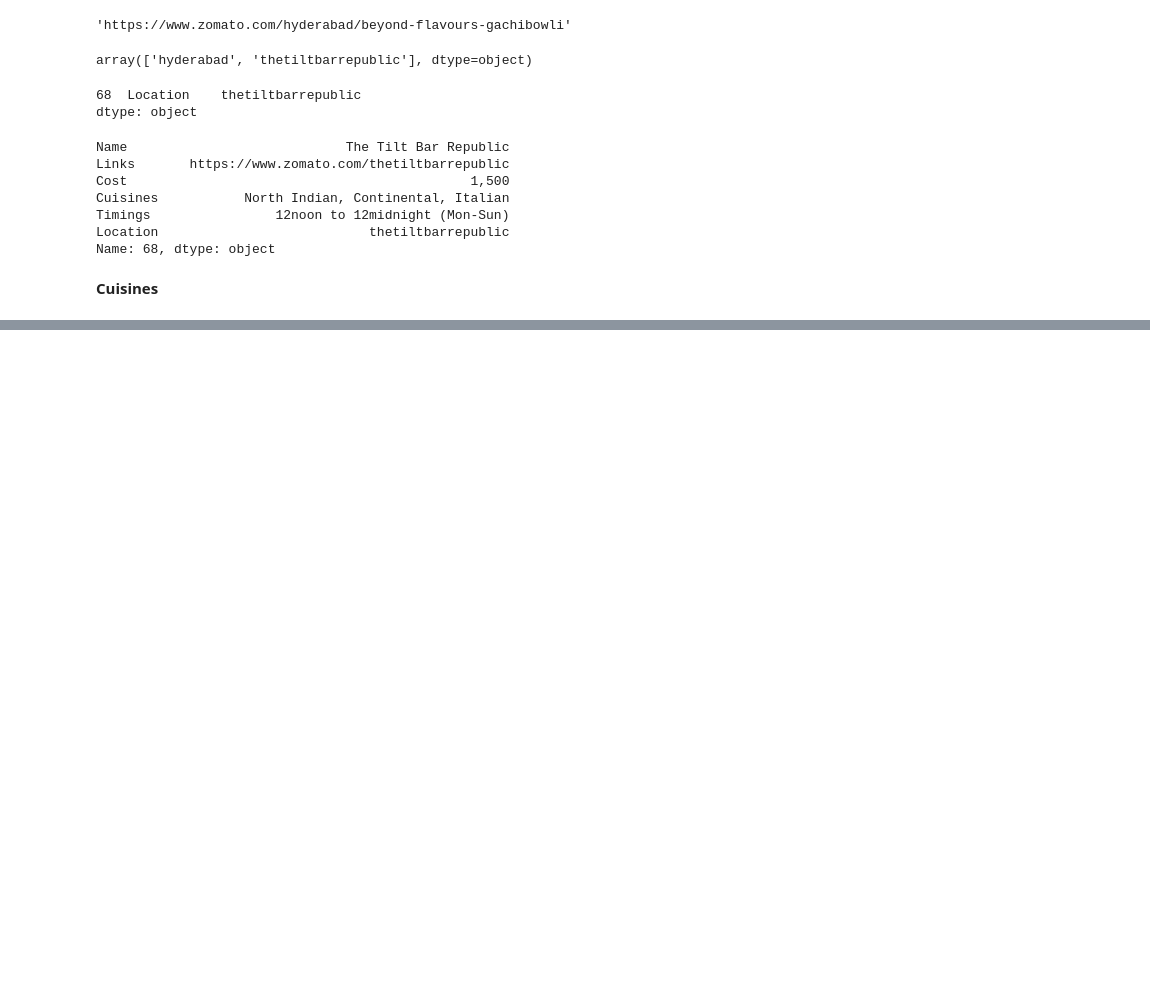
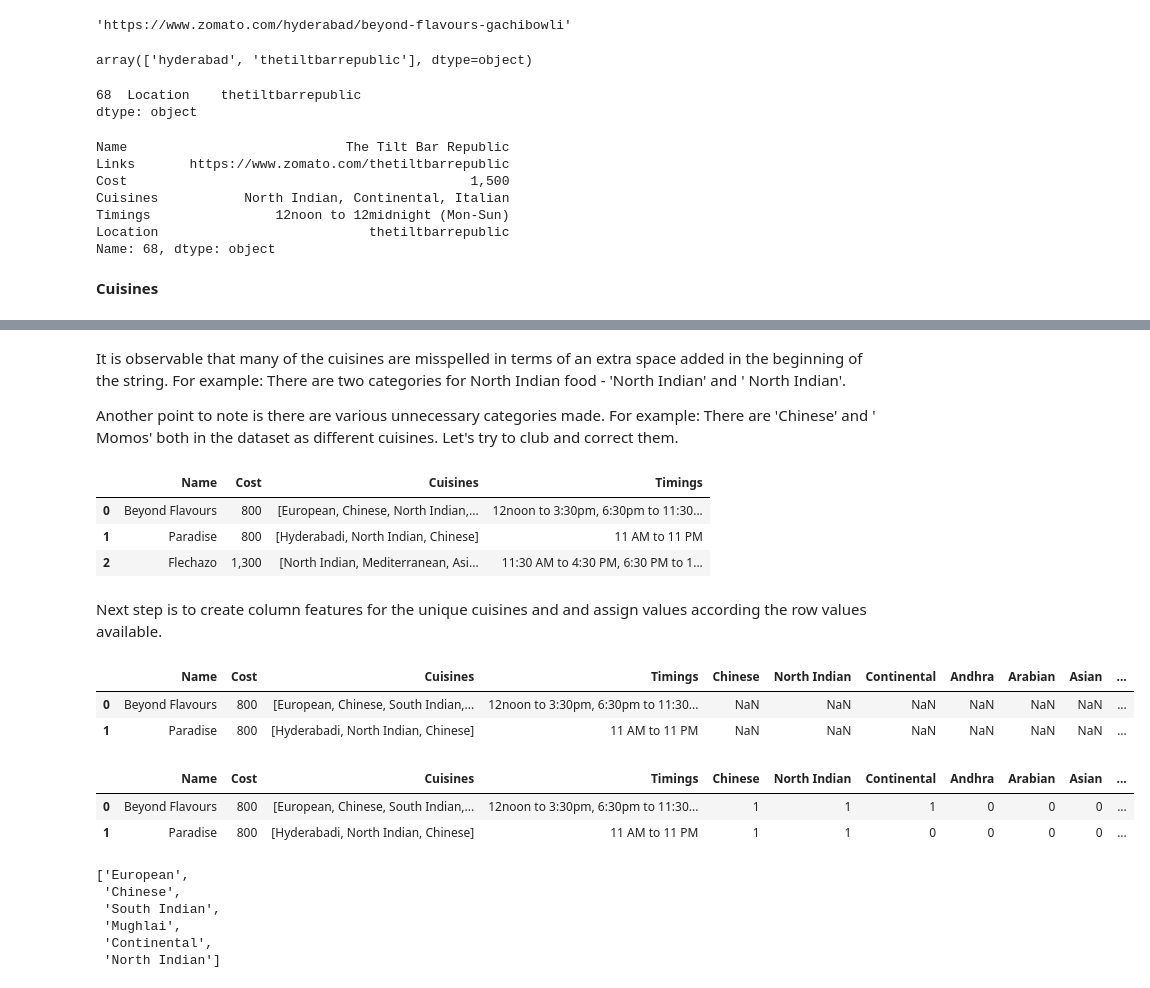
Before and after one commit to vithika-karan/Zomato-Restaurant-Clustering-and-Sentiment-Analysis, a Jupyter notebook: Zomato_Restaurant_Clustering_and_Sentiment_Analysis_Vithika_Karan.ipynb, the cells around one changed output, grey strips where cells are left out. Drawn from its saved outputs; the diff is of its cells as text; code cells hidden in the pictures; blank space fills up the shorter version.

```diff
--- a/Zomato_Restaurant_Clustering_and_Sentiment_Analysis_Vithika_Karan.ipynb
+++ b/Zomato_Restaurant_Clustering_and_Sentiment_Analysis_Vithika_Karan.ipynb
@@ -330,0 +304,4 @@ len(unique_cuisines)
+# %% [markdown]
+It is observable that many of the cuisines are misspelled in terms of an extra space added in the beginning of the string. For example: There are two categories for North Indian food - 'North Indian' and ' North Indian'.
+
+Another point to note is there are various unnecessary categories made. For example: There are 'Chinese' and ' Momos' both in the dataset as different cuisines. Let's try to club and correct them.
@@ -330,0 +320,43 @@ len(unique_cuisines)
+# %%
+# just in case
+names_df = rest_df.copy()
+# %%
+#the function returns a list of error free and mapped cuisines according to the dictionary created
+def cuisine_corrector(cuisine):
+  list1 = []
+  # for every cuisine in the list of a particular row
+  for elem in cuisine:
+    # and for every key value in the dict
+    for key,value in cuisine_dict.items():
+      # if cuisine is correct and matches with one of the unique keys we append to the list and break
+      if elem == key:
+        list1.append(key)
+        break
+      # next if the other elem doesnot match if search and value and append the key for that value
+      if elem in value:
+        list1.append(key)
+
+  return list(set(list1)) # returns a unique cuisines list
+# %%
+#correcting and getting the desired lists as row values for cuisines column
+names_df['Cuisines'] = names_df['Cuisines'].apply(cuisine_corrector)
+# %%
+#check
+names_df.head(3)
+# %% [output]
+|  | Name | Cost | Cuisines | Timings |
+| 0 | Beyond Flavours | 800 | [European, Chinese, North Indian,... | 12noon to 3:30pm, 6:30pm to 11:30... |
+| 1 | Paradise | 800 | [Hyderabadi, North Indian, Chinese] | 11 AM to 11 PM |
+| 2 | Flechazo | 1,300 | [North Indian, Mediterranean, Asi... | 11:30 AM to 4:30 PM, 6:30 PM to 1... |
+# %% [markdown]
+Next step is to create column features for the unique cuisines and and assign values according the row values available.
+# %%
+# concatenate new columns with the dataset
+names_df = pd.concat([names_df,pd.DataFrame(columns=list(cuisine_dict.keys()))])
+# %%
+#check
+names_df.head(2)
+# %% [output]
+|  | Name | Cost | Cuisines | Timings | Chinese | North Indian | Continental | Andhra | Arabian | Asian | ... |
+| 0 | Beyond Flavours | 800 | [European, Chinese, South Indian,... | 12noon to 3:30pm, 6:30pm to 11:30... | NaN | NaN | NaN | NaN | NaN | NaN | ... |
+| 1 | Paradise | 800 | [Hyderabadi, North Indian, Chinese] | 11 AM to 11 PM | NaN | NaN | NaN | NaN | NaN | NaN | ... |
@@ -330,0 +375,17 @@ len(unique_cuisines)
+# %%
+#let's check
+names_df.head(2)
+# %% [output]
+|  | Name | Cost | Cuisines | Timings | Chinese | North Indian | Continental | Andhra | Arabian | Asian | ... |
+| 0 | Beyond Flavours | 800 | [European, Chinese, South Indian,... | 12noon to 3:30pm, 6:30pm to 11:30... | 1 | 1 | 1 | 0 | 0 | 0 | ... |
+| 1 | Paradise | 800 | [Hyderabadi, North Indian, Chinese] | 11 AM to 11 PM | 1 | 1 | 0 | 0 | 0 | 0 | ... |
+# %%
+# value for 1st restaurant and verifying
+names_df.loc[0,'Cuisines']
+# %% [output]
+['European',
+ 'Chinese',
+ 'South Indian',
+ 'Mughlai',
+ 'Continental',
+ 'North Indian']
```
Also changed, not shown: parts of 10 cells of this notebook.
